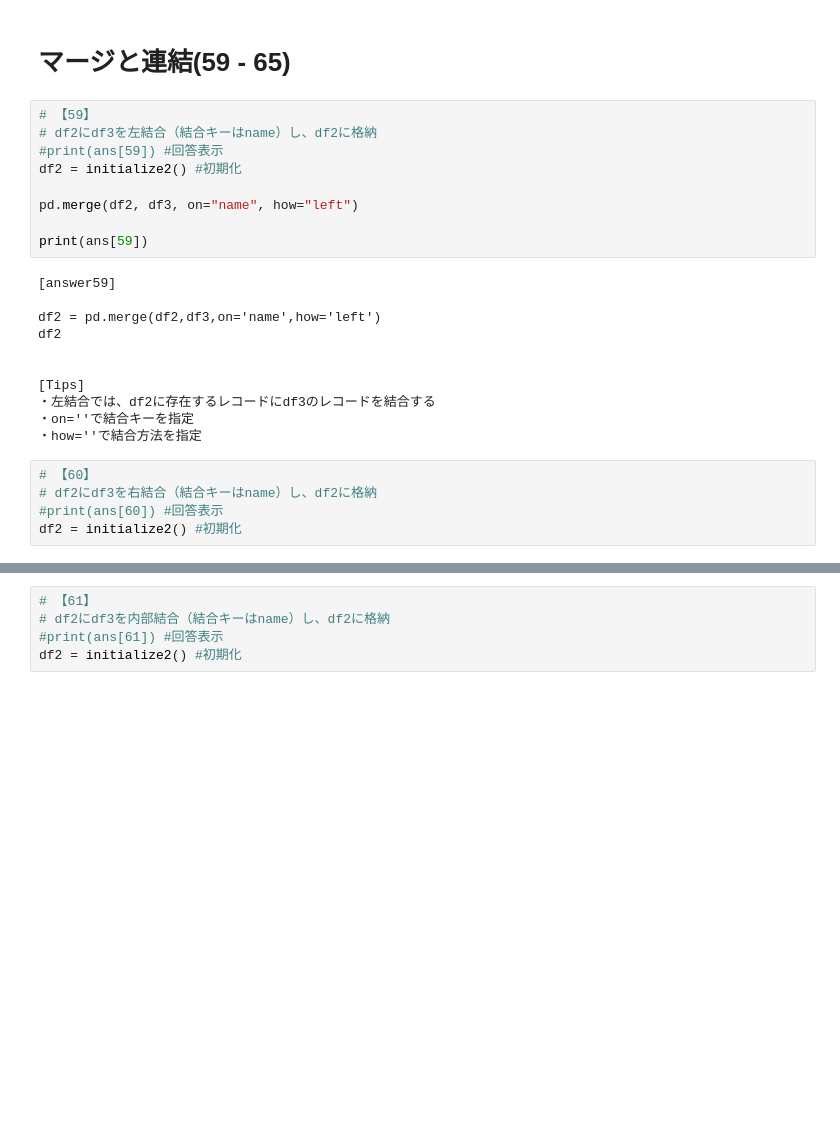
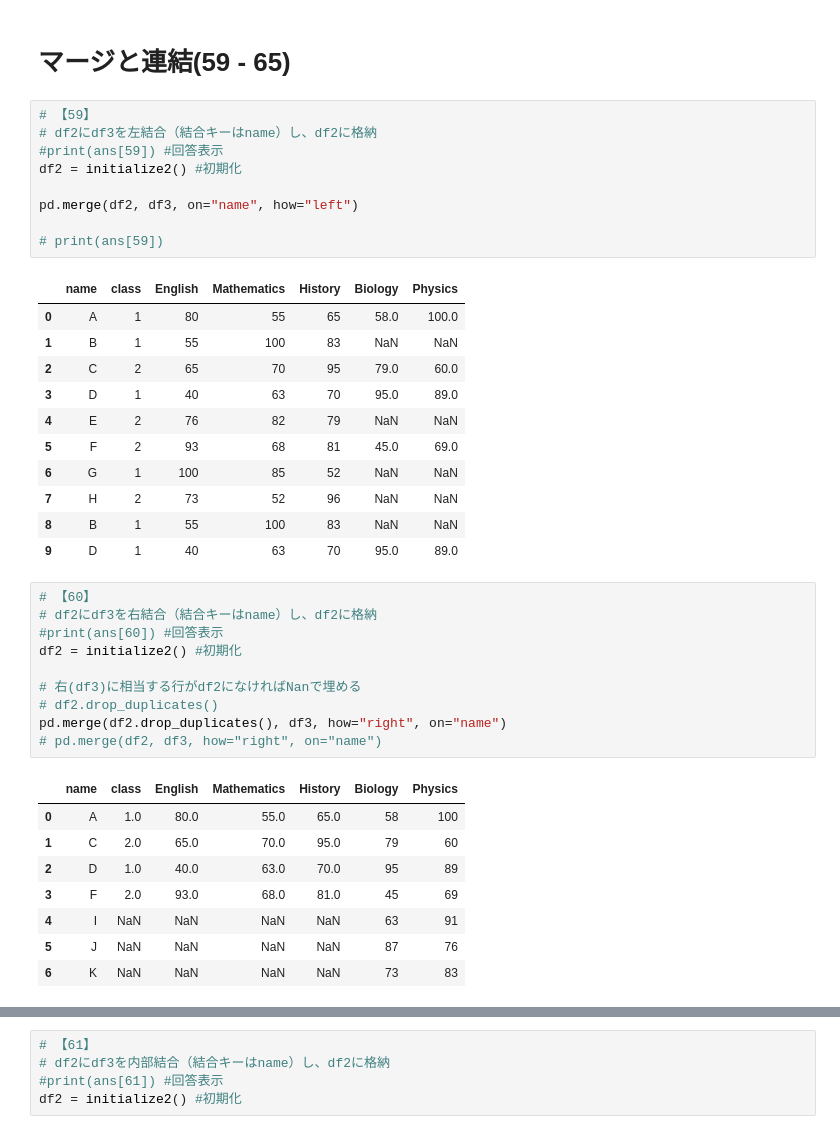
Before and after one commit to CHU1PC/Pandas_100_knocks, a Jupyter notebook: notebook/01_Pandas_100_Knocks_for_Begginer.ipynb, the cells around one changed output, grey strips where cells are left out. Saved outputs shown, nothing was run; the diff lists cells and outputs as text; blank space fills up the shorter version.

```diff
--- a/notebook/01_Pandas_100_Knocks_for_Begginer.ipynb
+++ b/notebook/01_Pandas_100_Knocks_for_Begginer.ipynb
@@ -1332,20 +1332,35 @@ df2 = initialize2() #初期化
 
 pd.merge(df2, df3, on="name", how="left")
 
-print(ans[59])
+# print(ans[59])
 # %% [output]
-[answer59]
-
-df2 = pd.merge(df2,df3,on='name',how='left')
-df2
-
-
-[Tips]
-・左結合では、df2に存在するレコードにdf3のレコードを結合する
-・on=''で結合キーを指定
-・how=''で結合方法を指定
+|  | name | class | English | Mathematics | History | Biology | Physics |
+| 0 | A | 1 | 80 | 55 | 65 | 58.0 | 100.0 |
+| 1 | B | 1 | 55 | 100 | 83 | NaN | NaN |
+| 2 | C | 2 | 65 | 70 | 95 | 79.0 | 60.0 |
+| 3 | D | 1 | 40 | 63 | 70 | 95.0 | 89.0 |
+| 4 | E | 2 | 76 | 82 | 79 | NaN | NaN |
+| 5 | F | 2 | 93 | 68 | 81 | 45.0 | 69.0 |
+| 6 | G | 1 | 100 | 85 | 52 | NaN | NaN |
+| 7 | H | 2 | 73 | 52 | 96 | NaN | NaN |
+| 8 | B | 1 | 55 | 100 | 83 | NaN | NaN |
+| 9 | D | 1 | 40 | 63 | 70 | 95.0 | 89.0 |
 # %%
 # 【60】
 # df2にdf3を右結合（結合キーはname）し、df2に格納
 #print(ans[60]) #回答表示
 df2 = initialize2() #初期化
+
+# 右(df3)に相当する行がdf2になければNanで埋める
+# df2.drop_duplicates()
+pd.merge(df2.drop_duplicates(), df3, how="right", on="name")
+# pd.merge(df2, df3, how="right", on="name")
+# %% [output]
+|  | name | class | English | Mathematics | History | Biology | Physics |
+| 0 | A | 1.0 | 80.0 | 55.0 | 65.0 | 58 | 100 |
+| 1 | C | 2.0 | 65.0 | 70.0 | 95.0 | 79 | 60 |
+| 2 | D | 1.0 | 40.0 | 63.0 | 70.0 | 95 | 89 |
+| 3 | F | 2.0 | 93.0 | 68.0 | 81.0 | 45 | 69 |
+| 4 | I | NaN | NaN | NaN | NaN | 63 | 91 |
+| 5 | J | NaN | NaN | NaN | NaN | 87 | 76 |
+| 6 | K | NaN | NaN | NaN | NaN | 73 | 83 |
```
Also changed, not shown: parts of 2 cells of this notebook.
